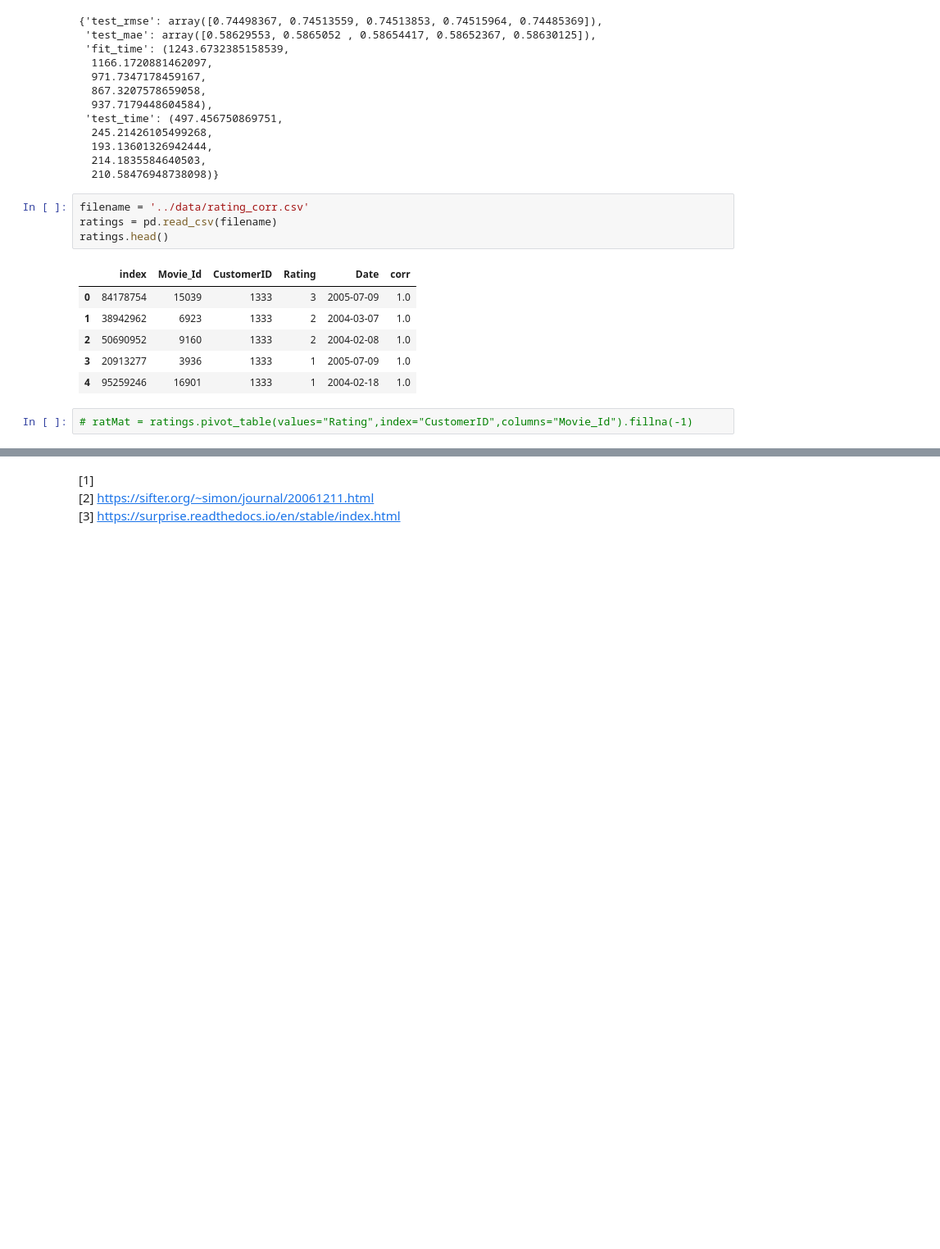
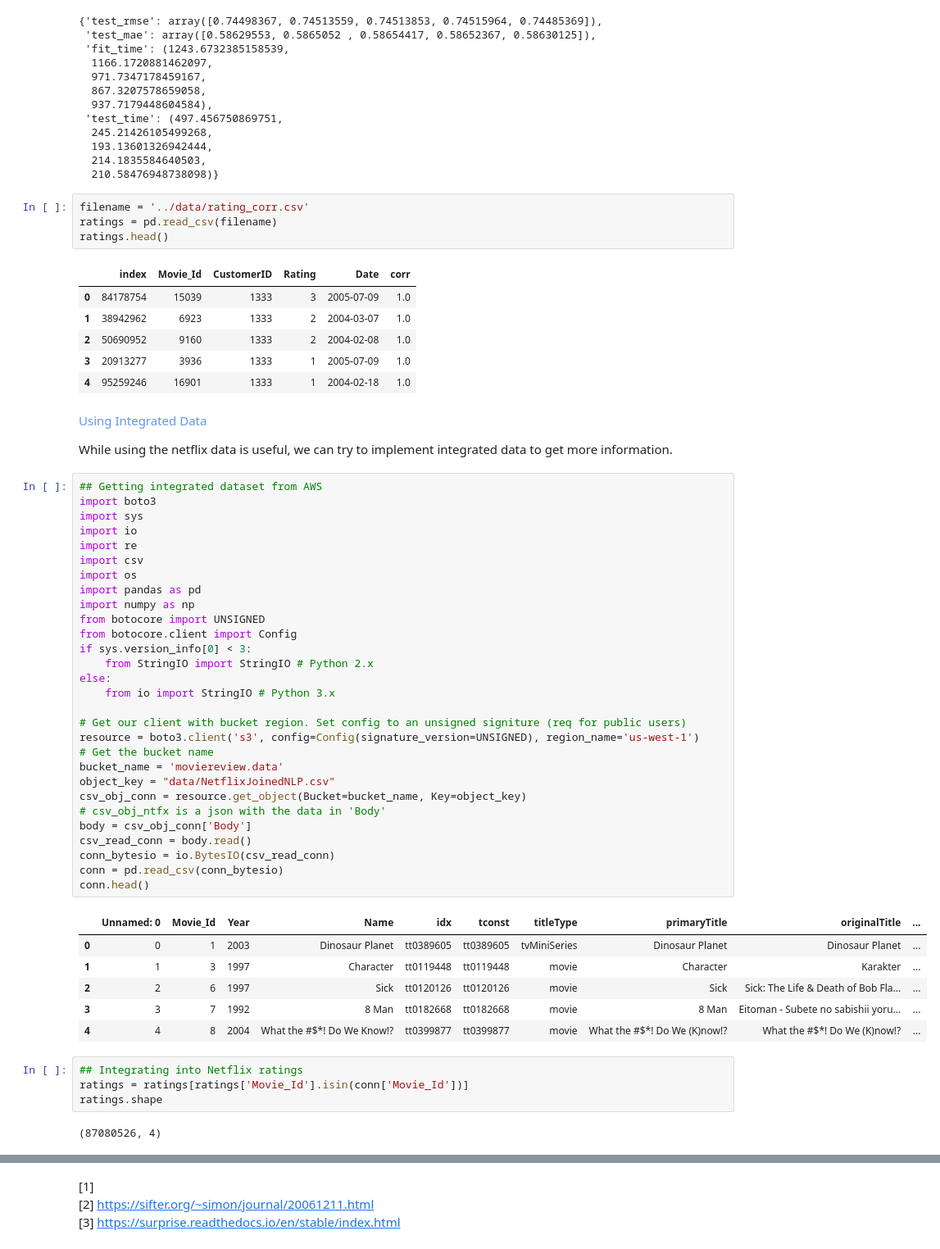
Before and after one commit to dash2927/ABCD, a Jupyter notebook: notebooks/Netflix Recommendation.ipynb, the cells around one changed output, grey strips where cells are left out. Shown at 82% size. Saved outputs shown, nothing was run; the diff lists cells and outputs as text; blank space fills up the shorter version.

Commit message:
Finished netflix recommendation

```diff
--- a/notebooks/Netflix Recommendation.ipynb
+++ b/notebooks/Netflix Recommendation.ipynb
@@ -266,5 +262,49 @@ ratings.head()
 | 2 | 50690952 | 9160 | 1333 | 2 | 2004-02-08 | 1.0 |
 | 3 | 20913277 | 3936 | 1333 | 1 | 2005-07-09 | 1.0 |
 | 4 | 95259246 | 16901 | 1333 | 1 | 2004-02-18 | 1.0 |
-# %%
-# ratMat = ratings.pivot_table(values="Rating",index="CustomerID",columns="Movie_Id").fillna(-1)
+# %% [markdown]
+<span style="color: cornflowerblue">Using Integrated Data</span>
+
+While using the netflix data is useful, we can try to implement integrated data to get more information.
+# %%
+## Getting integrated dataset from AWS
+import boto3
+import sys
+import io
+import re
+import csv
+import os
+import pandas as pd
+import numpy as np
+from botocore import UNSIGNED
+from botocore.client import Config
+if sys.version_info[0] < 3:
+    from StringIO import StringIO # Python 2.x
+else:
+    from io import StringIO # Python 3.x
+
+# Get our client with bucket region. Set config to an unsigned signiture (req for public users)
+resource = boto3.client('s3', config=Config(signature_version=UNSIGNED), region_name='us-west-1')
+# Get the bucket name
+bucket_name = 'moviereview.data'
+object_key = "data/NetflixJoinedNLP.csv"
+csv_obj_conn = resource.get_object(Bucket=bucket_name, Key=object_key)
+# csv_obj_ntfx is a json with the data in 'Body'
+body = csv_obj_conn['Body']
+csv_read_conn = body.read()
+conn_bytesio = io.BytesIO(csv_read_conn)
+conn = pd.read_csv(conn_bytesio)
+conn.head()
+# %% [output]
+|  | Unnamed: 0 | Movie_Id | Year | Name | idx | tconst | titleType | primaryTitle | originalTitle | ... |
+| 0 | 0 | 1 | 2003 | Dinosaur Planet | tt0389605 | tt0389605 | tvMiniSeries | Dinosaur Planet | Dinosaur Planet | ... |
+| 1 | 1 | 3 | 1997 | Character | tt0119448 | tt0119448 | movie | Character | Karakter | ... |
+| 2 | 2 | 6 | 1997 | Sick | tt0120126 | tt0120126 | movie | Sick | Sick: The Life & Death of Bob Fla... | ... |
+| 3 | 3 | 7 | 1992 | 8 Man | tt0182668 | tt0182668 | movie | 8 Man | Eitoman - Subete no sabishii yoru... | ... |
+| 4 | 4 | 8 | 2004 | What the #$*! Do We Know!? | tt0399877 | tt0399877 | movie | What the #$*! Do We (K)now!? | What the #$*! Do We (K)now!? | ... |
+# %%
+## Integrating into Netflix ratings
+ratings = ratings[ratings['Movie_Id'].isin(conn['Movie_Id'])]
+ratings.shape
+# %% [output]
+(87080526, 4)
```
Also changed, not shown: parts of 37 cells of this notebook, 1 other file.
